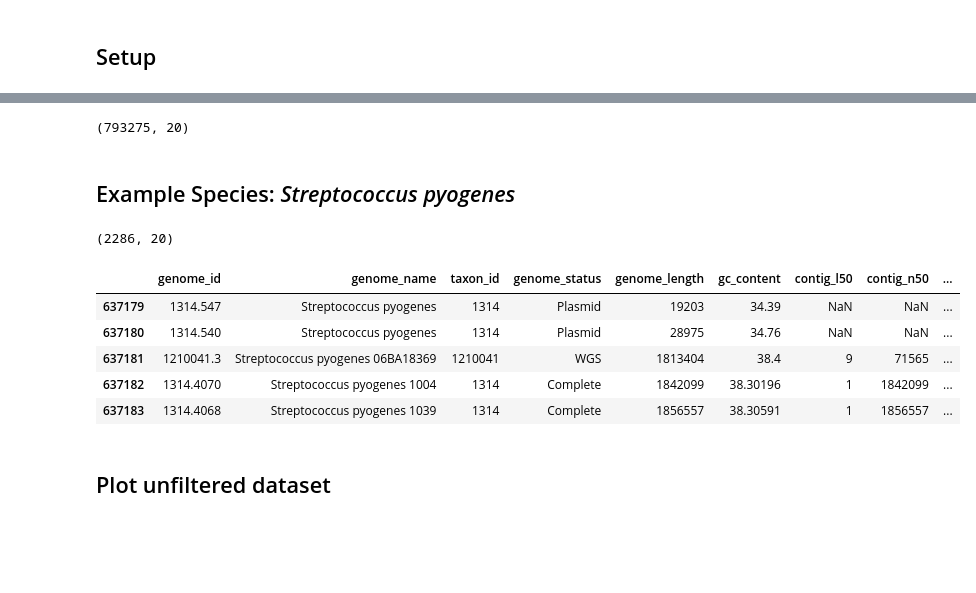
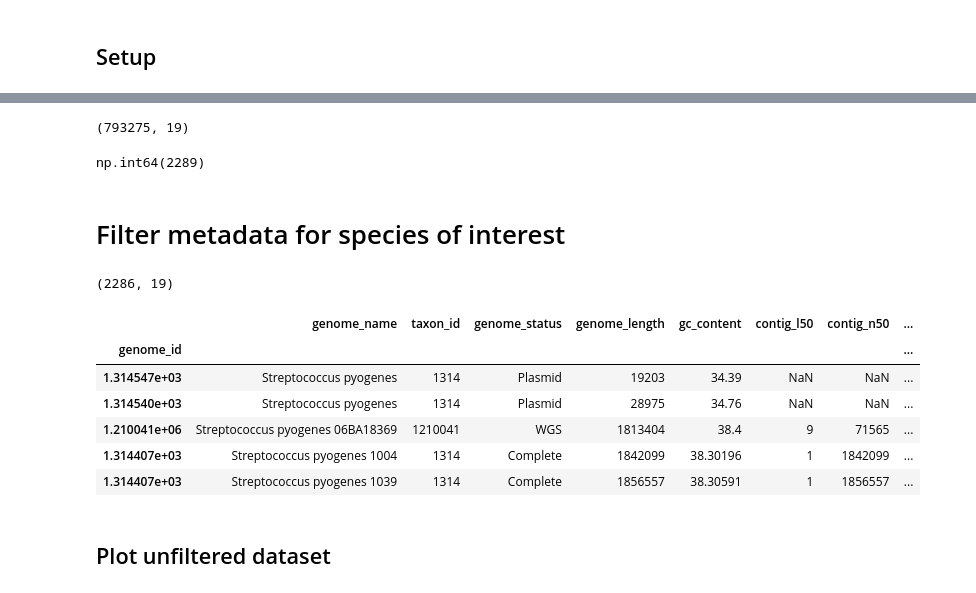
Before and after one commit to SBRG/pyphylon, a Jupyter notebook: examples/1a_filter_genomes_for_download.ipynb, the cells around one changed output, grey strips where cells are left out. Saved outputs shown, nothing was run; the diff lists cells and outputs as text; code cells hidden in the pictures; blank space fills up the shorter version.

```diff
--- a/examples/1a_filter_genomes_for_download.ipynb
+++ b/examples/1a_filter_genomes_for_download.ipynb
@@ -34,30 +25,39 @@ download_example_bvbrc_genome_info(output_dir="data/metadata")
+# %%
+CONFIG = load_config("config.yml")
+WORKDIR = CONFIG["WORKDIR"]
+SPECIES_NAME = CONFIG["SPECIES_NAME"]
+GENOMES_FILE = CONFIG["GENOMES_FILE"]
+METADATA_FILE = CONFIG["METADATA_FILE"]
 # %%
-summary = pd.read_csv("data/metadata/genome_summary_Oct_12_23.tsv", sep='\t', dtype='object')
-metadata = pd.read_csv("data/metadata/genome_metadata_Oct_12_23.tsv", sep='\t', dtype='object')
+summary = pd.read_csv(GENOMES_FILE, index_col=0, dtype=object, sep='\t')
+metadata = pd.read_csv(METADATA_FILE, index_col=0, dtype=object, sep='\t')
 
 summary.shape
 # %% [output]
-(793275, 20)
+(793275, 19)
-# %% [markdown]
-## Example Species: _Streptococcus pyogenes_
+# %%
+summary.genome_name.str.contains(SPECIES_NAME).sum()
+# %% [output]
+np.int64(2289)
+# %% [markdown]
+# Filter metadata for species of interest
 # %%
-SPECIES_NAME = "Streptococcus pyogenes"
-
 # How many strains of the species/genus are available
-species_summary = qcqa.filter_by_species(summary, SPECIES_NAME)
+species_summary = qcqa.filter_by_species(summary, CONFIG['SPECIES_NAME'])
 
 display(
     species_summary.shape,
     species_summary.head()
 )
 # %% [output]
-(2286, 20)
+(2286, 19)
-|  | genome_id | genome_name | taxon_id | genome_status | genome_length | gc_content | contig_l50 | contig_n50 | ... |
-| 637179 | 1314.547 | Streptococcus pyogenes | 1314 | Plasmid | 19203 | 34.39 | NaN | NaN | ... |
-| 637180 | 1314.540 | Streptococcus pyogenes | 1314 | Plasmid | 28975 | 34.76 | NaN | NaN | ... |
-| 637181 | 1210041.3 | Streptococcus pyogenes 06BA18369 | 1210041 | WGS | 1813404 | 38.4 | 9 | 71565 | ... |
-| 637182 | 1314.4070 | Streptococcus pyogenes 1004 | 1314 | Complete | 1842099 | 38.30196 | 1 | 1842099 | ... |
-| 637183 | 1314.4068 | Streptococcus pyogenes 1039 | 1314 | Complete | 1856557 | 38.30591 | 1 | 1856557 | ... |
+|  | genome_name | taxon_id | genome_status | genome_length | gc_content | contig_l50 | contig_n50 | ... |
+| genome_id |  |  |  |  |  |  |  | ... |
+| 1.314547e+03 | Streptococcus pyogenes | 1314 | Plasmid | 19203 | 34.39 | NaN | NaN | ... |
+| 1.314540e+03 | Streptococcus pyogenes | 1314 | Plasmid | 28975 | 34.76 | NaN | NaN | ... |
+| 1.210041e+06 | Streptococcus pyogenes 06BA18369 | 1210041 | WGS | 1813404 | 38.4 | 9 | 71565 | ... |
+| 1.314407e+03 | Streptococcus pyogenes 1004 | 1314 | Complete | 1842099 | 38.30196 | 1 | 1842099 | ... |
+| 1.314407e+03 | Streptococcus pyogenes 1039 | 1314 | Complete | 1856557 | 38.30591 | 1 | 1856557 | ... |
 # %% [markdown]
 ## Plot unfiltered dataset
 # %%
```
Also changed, not shown: parts of 10 cells of this notebook, 5 other files.
